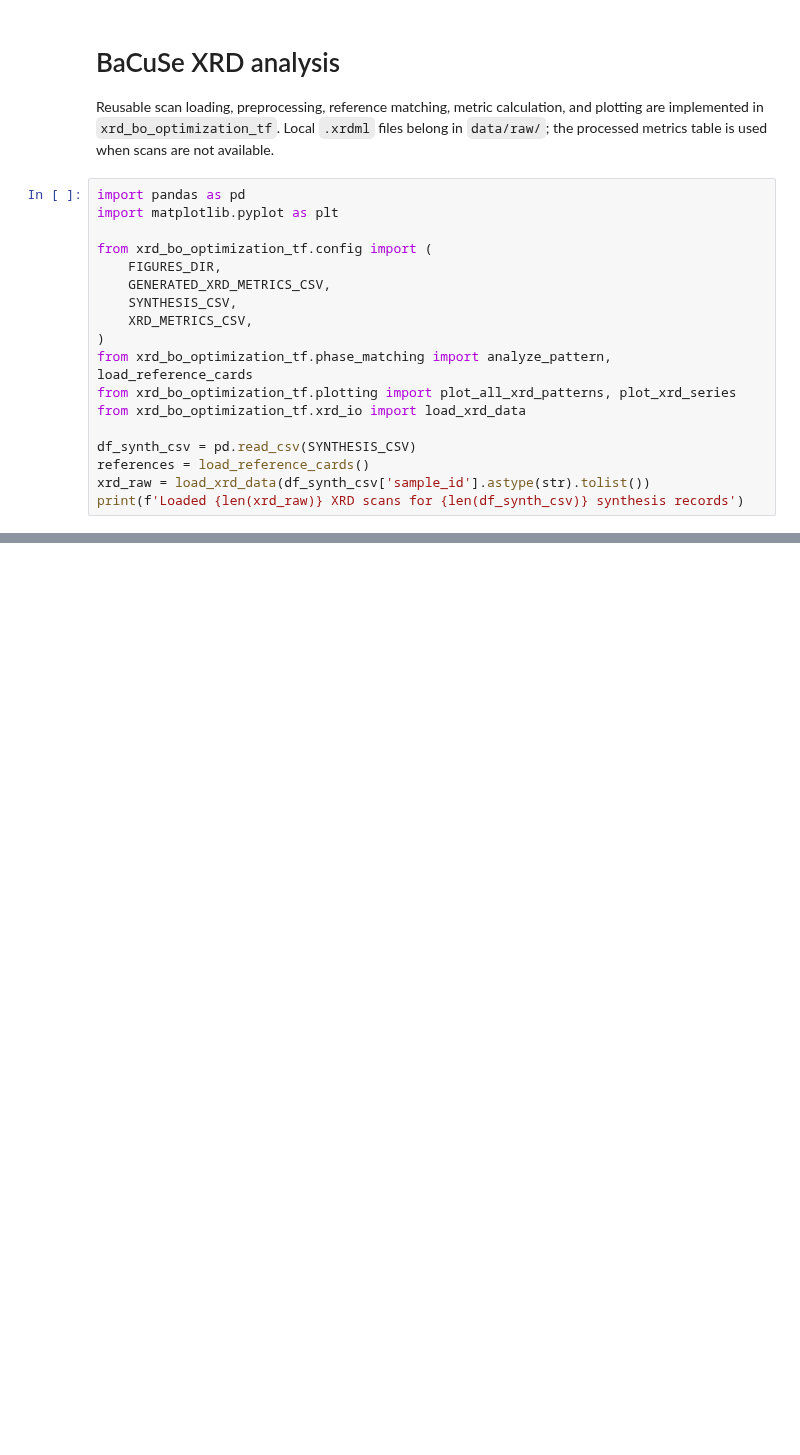
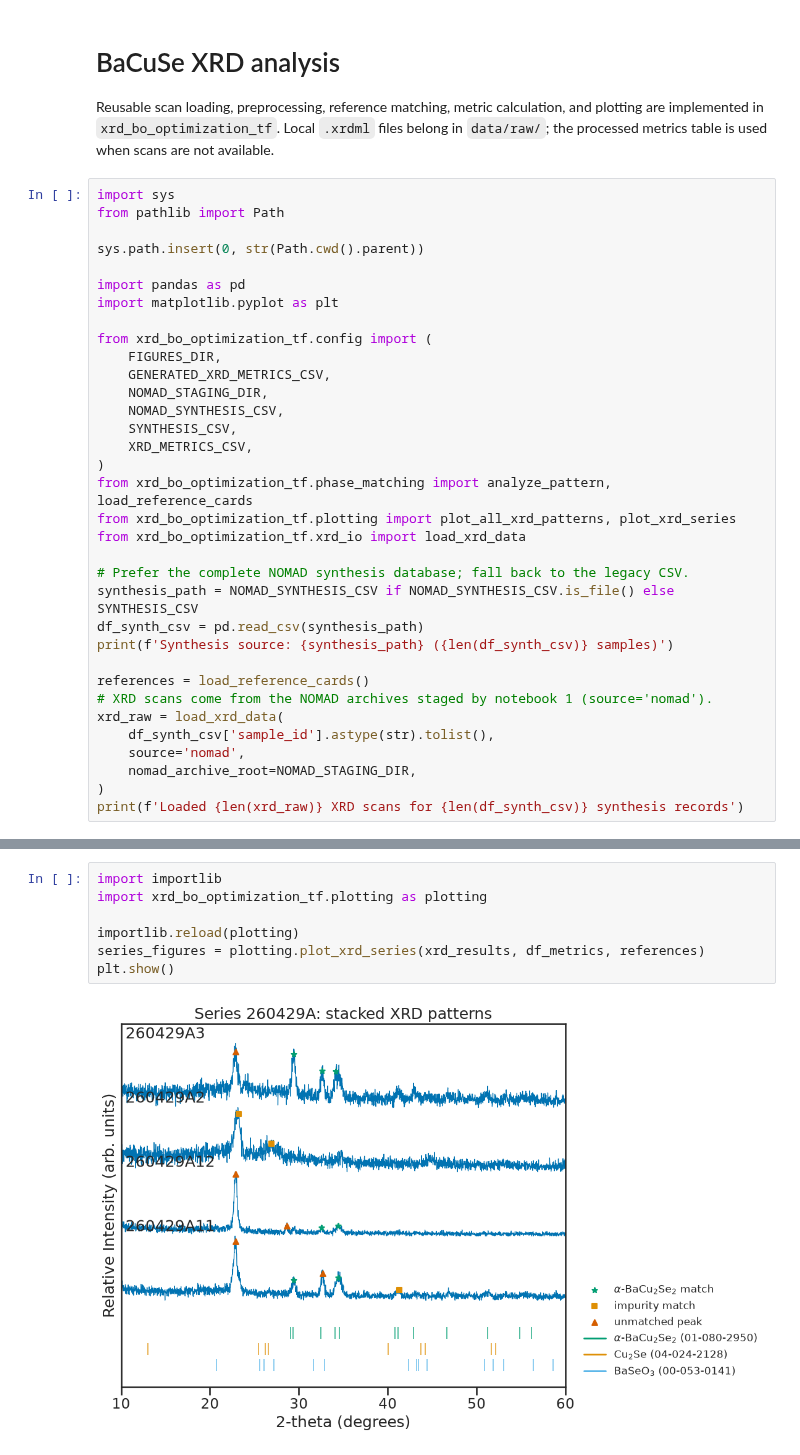
Before and after one commit to GarzonDiegoFEUP/xrd-bo-optimization-tf, a Jupyter notebook: notebooks/2.xrd_analysis.ipynb, the cells around one changed output, grey strips where cells are left out. Saved outputs shown, nothing was run; the diff lists cells and outputs as text; blank space fills up the shorter version.

```diff
--- a/notebooks/2.xrd_analysis.ipynb
+++ b/notebooks/2.xrd_analysis.ipynb
@@ -3,12 +3,19 @@
 
 Reusable scan loading, preprocessing, reference matching, metric calculation, and plotting are implemented in `xrd_bo_optimization_tf`. Local `.xrdml` files belong in `data/raw/`; the processed metrics table is used when scans are not available.
 # %%
+import sys
+from pathlib import Path
+
+sys.path.insert(0, str(Path.cwd().parent))
+
 import pandas as pd
 import matplotlib.pyplot as plt
 
 from xrd_bo_optimization_tf.config import (
     FIGURES_DIR,
     GENERATED_XRD_METRICS_CSV,
+    NOMAD_STAGING_DIR,
+    NOMAD_SYNTHESIS_CSV,
     SYNTHESIS_CSV,
     XRD_METRICS_CSV,
 )
@@ -16,7 +23,16 @@ from xrd_bo_optimization_tf.phase_matching import analyze_pattern, load_referenc
 from xrd_bo_optimization_tf.plotting import plot_all_xrd_patterns, plot_xrd_series
 from xrd_bo_optimization_tf.xrd_io import load_xrd_data
 
-df_synth_csv = pd.read_csv(SYNTHESIS_CSV)
+# Prefer the complete NOMAD synthesis database; fall back to the legacy CSV.
+synthesis_path = NOMAD_SYNTHESIS_CSV if NOMAD_SYNTHESIS_CSV.is_file() else SYNTHESIS_CSV
+df_synth_csv = pd.read_csv(synthesis_path)
+print(f'Synthesis source: {synthesis_path} ({len(df_synth_csv)} samples)')
+
 references = load_reference_cards()
-xrd_raw = load_xrd_data(df_synth_csv['sample_id'].astype(str).tolist())
+# XRD scans come from the NOMAD archives staged by notebook 1 (source='nomad').
+xrd_raw = load_xrd_data(
+    df_synth_csv['sample_id'].astype(str).tolist(),
+    source='nomad',
+    nomad_archive_root=NOMAD_STAGING_DIR,
+)
 print(f'Loaded {len(xrd_raw)} XRD scans for {len(df_synth_csv)} synthesis records')
@@ -82,0 +119,9 @@ else:
+# %%
+import importlib
+import xrd_bo_optimization_tf.plotting as plotting
+
+importlib.reload(plotting)
+series_figures = plotting.plot_xrd_series(xrd_results, df_metrics, references)
+plt.show()
+# %% [output]
+[figure, added]
```
Also changed, not shown: parts of 5 cells of this notebook, 33 other files.
